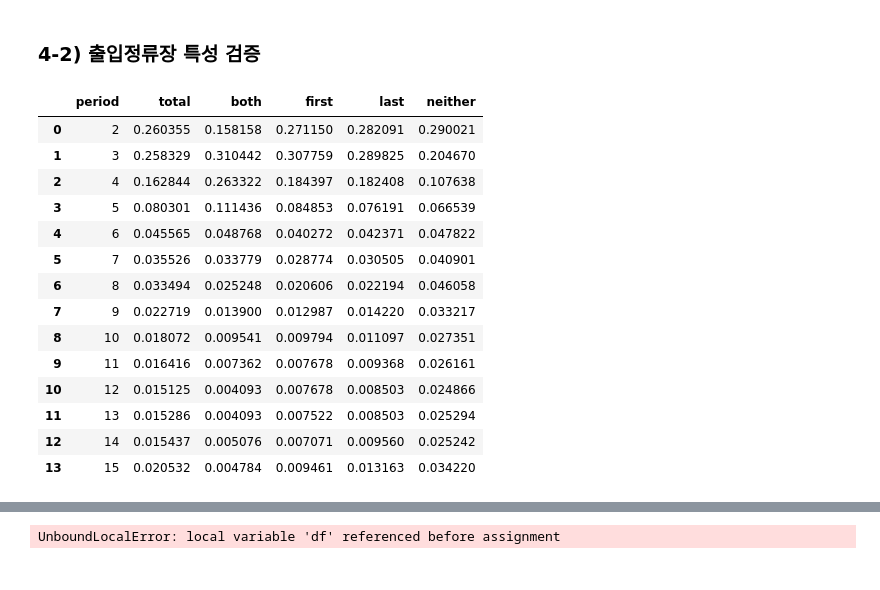
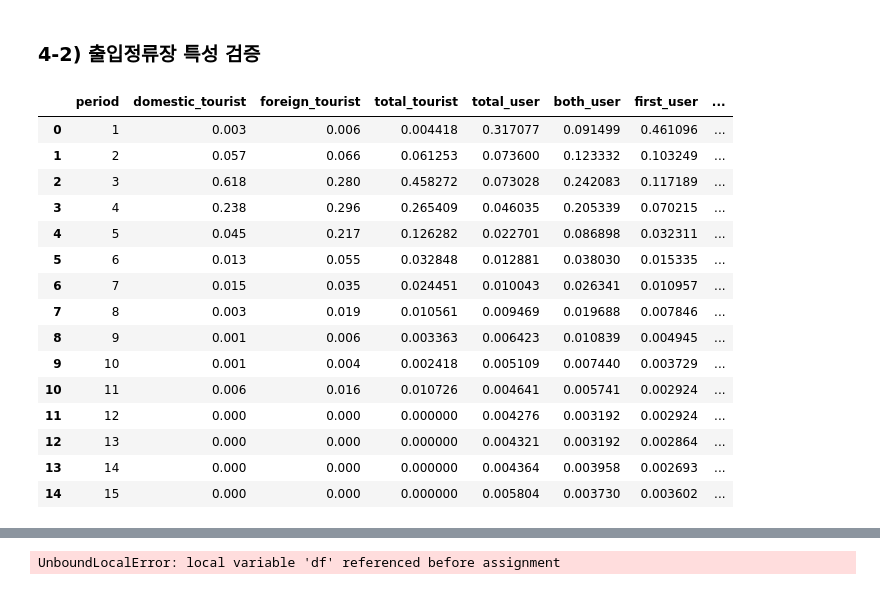
Before and after one commit to hoonisone/2020_jeju-bus-tag_data-analysis, a Jupyter notebook: main/1. 데이터 전처리/1. 이용자&정류장 추출.ipynb, the cells around one changed output, grey strips where cells are left out. Cells and saved outputs as stored; diff of their text form; code cells hidden in the pictures.

Commit message:
analyzed intersection ratio between data analysis and jeju statistics

```diff
--- a/main/1. 데이터 전처리/1. 이용자&정류장 추출.ipynb
+++ b/main/1. 데이터 전처리/1. 이용자&정류장 추출.ipynb
@@ -543,8 +543,8 @@ tourist_num = {"2019":{"Jun":{"Domestic":1155020, "Foreign":152197},
 
 # 제주 관광객 체류 기간 데이터
 stay_period = {"period":[1, 2, 3, 4, 5, 6, 7, 8, 9, 10, 11, 12, 13, 14, 15],
-               "domestic":[0.003, 0.057, 0.618, 0.238, 0.045, 0.013, 0.015, 0.003, 0.001, 0.001, 0.006, 0, 0, 0, 0],
-               "foreign":[0.006, 0.066, 0.280, 0.296, 0.217, 0.055, 0.035, 0.019, 0.006, 0.004, 0.016, 0, 0, 0, 0]}
+               "domestic_tourist":[0.003, 0.057, 0.618, 0.238, 0.045, 0.013, 0.015, 0.003, 0.001, 0.001, 0.006, 0, 0, 0, 0],
+               "foreign_tourist":[0.006, 0.066, 0.280, 0.296, 0.217, 0.055, 0.035, 0.019, 0.006, 0.004, 0.016, 0, 0, 0, 0]}
 
 # 기타 데이터(버스 이용량, )
 domestic_bus_utilization = 3.2
@@ -580,20 +580,10 @@ foreign_user_ratio = foreign_user_num / total_user_num
 
 # 관광객 데이터 데이터프레임생성
 stay_period_df = pd.DataFrame(stay_period)
-stay_period_df["total"] = stay_period_df["domestic"]*domestic_user_ratio+stay_period_df["foreign"]*foreign_user_ratio
+stay_period_df["total_tourist"] = stay_period_df["domestic_tourist"]*domestic_user_ratio+stay_period_df["foreign_tourist"]*foreign_user_ratio
 stay_period_df
 
 # # 제주 관광객 체류기간 통계(평균, 표준편차)
 # domestic_period_mean, domestic_period_std = make_statistics_for_pecentage_distrubution(stay_period_df, expected_column="period", percentage_column="domestic")
 # foreign_period_mean, foreign_tourist_period_std = make_statistics_for_pecentage_distrubution(stay_period_df, expected_column="period", percentage_column="foreign")
-# total_period_mean = (domestic_period_mean*domestic_num + foreign_period_mean*foreign_num)/total_num
-# total_period_std = ((domestic_period_std**2+domestic_period_mean) - total_period_mean)**(0.5)
-
-# # 전체 관광객 분포도 통계
-# total_tourist_ratio_per_stay_period_df = domestic_tourist_ratio_per_stay_period_df
-
-# # 관광객 버스 이용자 계산(이용자 수 * 이용자 비율)
-# domestic_num = int(domestic_tourist_num*domestic_bus_utilization/100)
-# foreign_num  = int(foreign_tourist_num*foreign_bus_utilization/100)
-# total_num = domestic_user_num+foreign_user_num
 # %% [output]
@@ -643,38 +633,42 @@ print("  - Period:   μ = %6.2f     σ = %6.2f\n"% (total_tourist_period_mean, t
 # %% [markdown]
 ### 4-2) 출입정류장 특성 검증
 # %%
+# 체류시간별 이용자 수 비율 분포도
 def analyze_probability_distribution_per_type(user_df):
-    orders = [{"type":"total",   "user_df":user_df},
-              {"type":"both",    "user_df":user_df[user_df["both"]]},
-              {"type":"first",   "user_df":user_df[user_df["first"]]},
-              {"type":"last",    "user_df":user_df[user_df["last"]]},
-              {"type":"neither", "user_df":user_df[user_df["neither"]]}]
+    orders = [{"type":"total",   "column":"total_user", "user_df":user_df},
+              {"type":"both",    "column":"both_user", "user_df":user_df[user_df["both"]]},
+              {"type":"first",   "column":"first_user", "user_df":user_df[user_df["first"]]},
+              {"type":"last",    "column":"last_user", "user_df":user_df[user_df["last"]]},
+              {"type":"neither", "column":"neither_user", "user_df":user_df[user_df["neither"]]}]
 
     temp_df = user_df[["user_id", "period"]].groupby(by="period").count()["user_id"].reset_index()
     result_df = temp_df[["period"]]
     total_num = temp_df["user_id"].sum()
-    result_df["total"] = temp_df["user_id"]/total_num
+    result_df["total_user"] = temp_df["user_id"]/total_num
 
     for i, order in enumerate(orders[1:]):
         temp_df = order["user_df"].groupby(by="period").count()["user_id"].reset_index()
         total_num = temp_df["user_id"].sum()
-        result_df[order["type"]] = temp_df["user_id"]/total_num
+        result_df[order["column"]] = temp_df["user_id"]/total_num
     return result_df
 
-analyze_probability_distribution_per_type(user_df[(2<=user_df["period"]) & (user_df["period"]<=15)])
+temp_df = analyze_probability_distribution_per_type(user_df)
+stay_period_df = pd.merge(stay_period_df, temp_df, on="period", how="inner")
+stay_period_df
 # %% [output]
-|  | period | total | both | first | last | neither |
-| 0 | 2 | 0.260355 | 0.158158 | 0.271150 | 0.282091 | 0.290021 |
-| 1 | 3 | 0.258329 | 0.310442 | 0.307759 | 0.289825 | 0.204670 |
-| 2 | 4 | 0.162844 | 0.263322 | 0.184397 | 0.182408 | 0.107638 |
-| 3 | 5 | 0.080301 | 0.111436 | 0.084853 | 0.076191 | 0.066539 |
-| 4 | 6 | 0.045565 | 0.048768 | 0.040272 | 0.042371 | 0.047822 |
-| 5 | 7 | 0.035526 | 0.033779 | 0.028774 | 0.030505 | 0.040901 |
-| 6 | 8 | 0.033494 | 0.025248 | 0.020606 | 0.022194 | 0.046058 |
-| 7 | 9 | 0.022719 | 0.013900 | 0.012987 | 0.014220 | 0.033217 |
-| 8 | 10 | 0.018072 | 0.009541 | 0.009794 | 0.011097 | 0.027351 |
-| 9 | 11 | 0.016416 | 0.007362 | 0.007678 | 0.009368 | 0.026161 |
-| 10 | 12 | 0.015125 | 0.004093 | 0.007678 | 0.008503 | 0.024866 |
-| 11 | 13 | 0.015286 | 0.004093 | 0.007522 | 0.008503 | 0.025294 |
-| 12 | 14 | 0.015437 | 0.005076 | 0.007071 | 0.009560 | 0.025242 |
-| 13 | 15 | 0.020532 | 0.004784 | 0.009461 | 0.013163 | 0.034220 |
+|  | period | domestic_tourist | foreign_tourist | total_tourist | total_user | both_user | first_user | ... |
+| 0 | 1 | 0.003 | 0.006 | 0.004418 | 0.317077 | 0.091499 | 0.461096 | ... |
+| 1 | 2 | 0.057 | 0.066 | 0.061253 | 0.073600 | 0.123332 | 0.103249 | ... |
+| 2 | 3 | 0.618 | 0.280 | 0.458272 | 0.073028 | 0.242083 | 0.117189 | ... |
+| 3 | 4 | 0.238 | 0.296 | 0.265409 | 0.046035 | 0.205339 | 0.070215 | ... |
+| 4 | 5 | 0.045 | 0.217 | 0.126282 | 0.022701 | 0.086898 | 0.032311 | ... |
+| 5 | 6 | 0.013 | 0.055 | 0.032848 | 0.012881 | 0.038030 | 0.015335 | ... |
+| 6 | 7 | 0.015 | 0.035 | 0.024451 | 0.010043 | 0.026341 | 0.010957 | ... |
+| 7 | 8 | 0.003 | 0.019 | 0.010561 | 0.009469 | 0.019688 | 0.007846 | ... |
+| 8 | 9 | 0.001 | 0.006 | 0.003363 | 0.006423 | 0.010839 | 0.004945 | ... |
+| 9 | 10 | 0.001 | 0.004 | 0.002418 | 0.005109 | 0.007440 | 0.003729 | ... |
+| 10 | 11 | 0.006 | 0.016 | 0.010726 | 0.004641 | 0.005741 | 0.002924 | ... |
+| 11 | 12 | 0.000 | 0.000 | 0.000000 | 0.004276 | 0.003192 | 0.002924 | ... |
+| 12 | 13 | 0.000 | 0.000 | 0.000000 | 0.004321 | 0.003192 | 0.002864 | ... |
+| 13 | 14 | 0.000 | 0.000 | 0.000000 | 0.004364 | 0.003958 | 0.002693 | ... |
+| 14 | 15 | 0.000 | 0.000 | 0.000000 | 0.005804 | 0.003730 | 0.003602 | ... |
```
Also changed, not shown: parts of 3 cells of this notebook.
